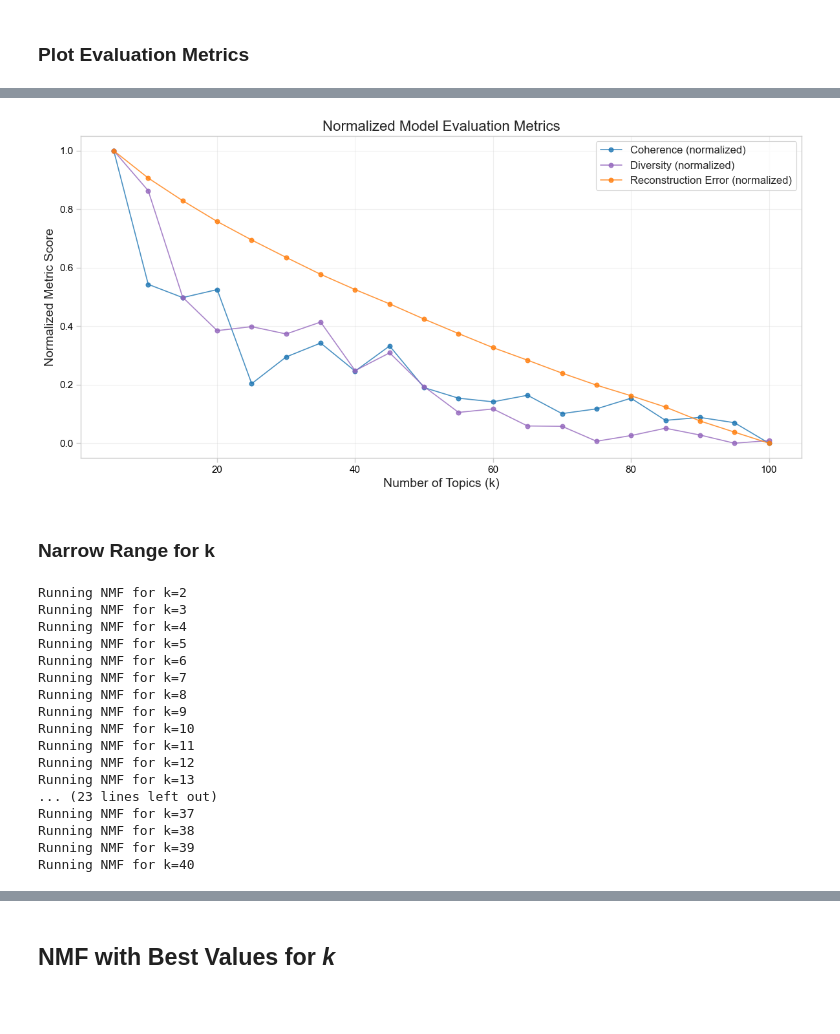
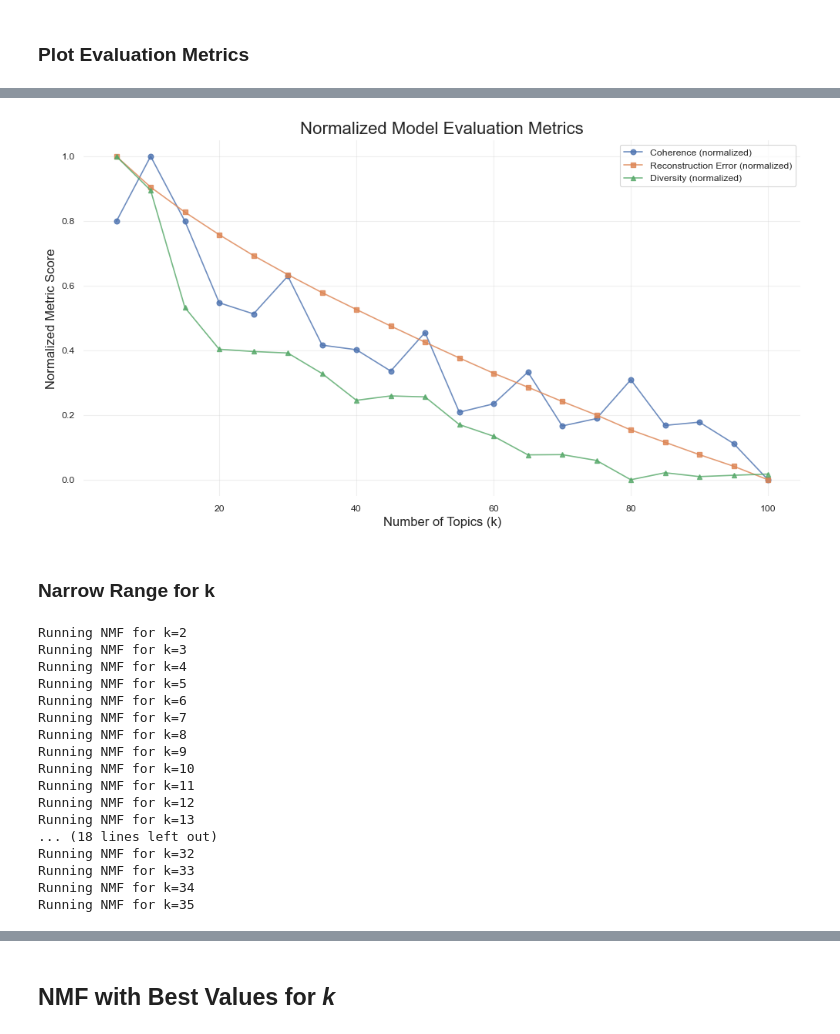
Before and after one commit to svenj-a/Topic_Modeling, a Jupyter notebook: Topic_Modeling_NMF.ipynb, the cells around one changed output, grey strips where cells are left out. Saved outputs shown, nothing was run; the diff lists cells and outputs as text; code cells hidden in the pictures; blank space fills up the shorter version.

```diff
--- a/Topic_Modeling_NMF.ipynb
+++ b/Topic_Modeling_NMF.ipynb
@@ -42,0 +46,4 @@ df
+# %%
+# Convert tokens to string vectorization
+df["clean_text"] = df["post_tokens"].apply(lambda x: " ".join(x))
+df.head(5)
@@ -69,7 +83,7 @@ def topic_diversity(topics, topk=10):
 topic_nums = range(5, 101, 5)
 errors, coherences, diversities = [], [], []
 
-tokenized_docs = df['tokens'].tolist()
+tokenized_docs = df['post_tokens'].tolist()
 dictionary = Dictionary(tokenized_docs)
 # %%
 # Main loop for different values of k
@@ -85,20 +99,13 @@ for k in topic_nums:
     # Get top words per topic
     topics = get_top_words(nmf, feature_names, n_top=15)
 
-    # Assign dominant topic
-    df_temp = df.copy()
-    df_temp['dominant_topic'] = W.argmax(axis=1)
-
     # Topic labels for display
     topic_labels = {}
     for topic_idx, topic in enumerate(H):
         top_words = [feature_names[i] for i in topic.argsort()[:-4:-1]]
         topic_labels[topic_idx] = f"Topic {topic_idx}: {', '.join(top_words)}"
 
-    df_temp['topic_label'] = df_temp['dominant_topic'].map(topic_labels)
-
-    # Compute metrics
-    # Topic coherence
+    # Compute coherence metric
     coherence_model = CoherenceModel(
         topics=topics,
         texts=tokenized_docs,
@@ -106,7 +113,7 @@ for k in topic_nums:
         coherence='c_v'
     )
     coherences.append(coherence_model.get_coherence())
-    # Topic diversity
+    # Compute topic diversity metric
     diversities.append(topic_diversity(topics))
 # %% [output]
 Running NMF for k=5
@@ -181,41 +179,31 @@ summary[['k', 'Coherence', 'Diversity', 'Reconstruction_Error', 'Coherence_norm'
 # %%
 # Plot model evaluation metrics
-plt.figure(figsize=(10, 6))
+plt.figure(figsize=(12, 6))
 
-plt.plot(summary['k'], summary['Coherence_norm'], marker='o', color='#1f77b4', label='Coherence (normalized)', alpha=0.8)
-plt.plot(summary['k'], summary['Diversity_norm'], marker='o', color='#9467bd', label='Diversity (normalized)', alpha=0.8)
-plt.plot(summary['k'], summary['Error_norm'], marker='o', color='#ff7f0e', label='Reconstruction Error (normalized)', alpha=0.8)
+plt.plot(summary['k'], summary['Coherence_norm'], marker='o', label='Coherence (normalized)', alpha=0.8)
+plt.plot(summary['k'], summary['Error_norm'], marker='s', label='Reconstruction Error (normalized)', alpha=0.8)
+plt.plot(summary['k'], summary['Diversity_norm'], marker='^', label='Diversity (normalized)', alpha=0.8)
 
-# Highlight best k
-# plt.axvline(11, color='darkred', linestyle='--', label='Optimum k=11', alpha=0.8)
-
-plt.xlabel("Number of Topics (k)", fontsize=14)
-plt.ylabel("Normalized Metric Score", fontsize=14)
+plt.xlabel("Number of Topics (k)", fontsize=12)
+plt.ylabel("Normalized Metric Score", fontsize=12)
 plt.title("Normalized Model Evaluation Metrics", fontsize=16)
 plt.legend(fontsize=12)
 plt.grid(alpha=0.3)
 
-# Axes & tick styling
-ax = plt.gca()
+# Despine plot
+plt.gca().spines['top'].set_visible(False)
+plt.gca().spines['right'].set_visible(False)
+plt.gca().spines['bottom'].set_visible(False)
+plt.gca().spines['left'].set_visible(False)
 
-for spine in ax.spines.values():
-    spine.set_color(spine_color)
+plt.legend()
+plt.grid(visible=True)
 
-ax.tick_params(
-    axis='both',
-    which='both',
-    bottom=True,
-    left=True,
-    color=spine_color,
-    labelcolor='black',
-    labelsize=11
-)
+plt.savefig('viz/NMF_evaluation_metrics_5-100-5.png', dpi=300)
 
-plt.tight_layout()
-# plt.savefig('Visualizations/nmf_all_metrics.png', dpi=300)
 plt.show()
 # %% [output]
-[figure, old version]
+[figure, new version]
 # %% [markdown]
 ### Narrow Range for k
 # %%
@@ -239,28 +227,22 @@ for k in topic_nums:
     # Get top words per topic
     topics = get_top_words(nmf, feature_names, n_top=15)
 
-    # Assign dominant topic
-    df_temp = df.copy()
-    df_temp['dominant_topic'] = W.argmax(axis=1)
-
-    # Topic labels for display
+     # Topic labels for display
     topic_labels = {}
     for topic_idx, topic in enumerate(H):
         top_words = [feature_names[i] for i in topic.argsort()[:-4:-1]]
         topic_labels[topic_idx] = f"Topic {topic_idx}: {', '.join(top_words)}"
 
-    df_temp['topic_label'] = df_temp['dominant_topic'].map(topic_labels)
-
     # Compute metrics
-    # Topic coherence
     coherence_model = CoherenceModel(
         topics=topics,
         texts=tokenized_docs,
         dictionary=dictionary,
         coherence='c_v'
     )
+
     coherences.append(coherence_model.get_coherence())
-    # Topic diversity
+
     diversities.append(topic_diversity(topics))
 # %% [output]
 Running NMF for k=2
@@ -275,11 +257,11 @@ Running NMF for k=10
 Running NMF for k=11
 Running NMF for k=12
 Running NMF for k=13
-... (23 lines left out)
-Running NMF for k=37
-Running NMF for k=38
-Running NMF for k=39
-Running NMF for k=40
+... (18 lines left out)
+Running NMF for k=32
+Running NMF for k=33
+Running NMF for k=34
+Running NMF for k=35
 # %%
 # Build summary table
 summary = pd.DataFrame({
```
Also changed, not shown: parts of 26 cells of this notebook, 21 other files.
